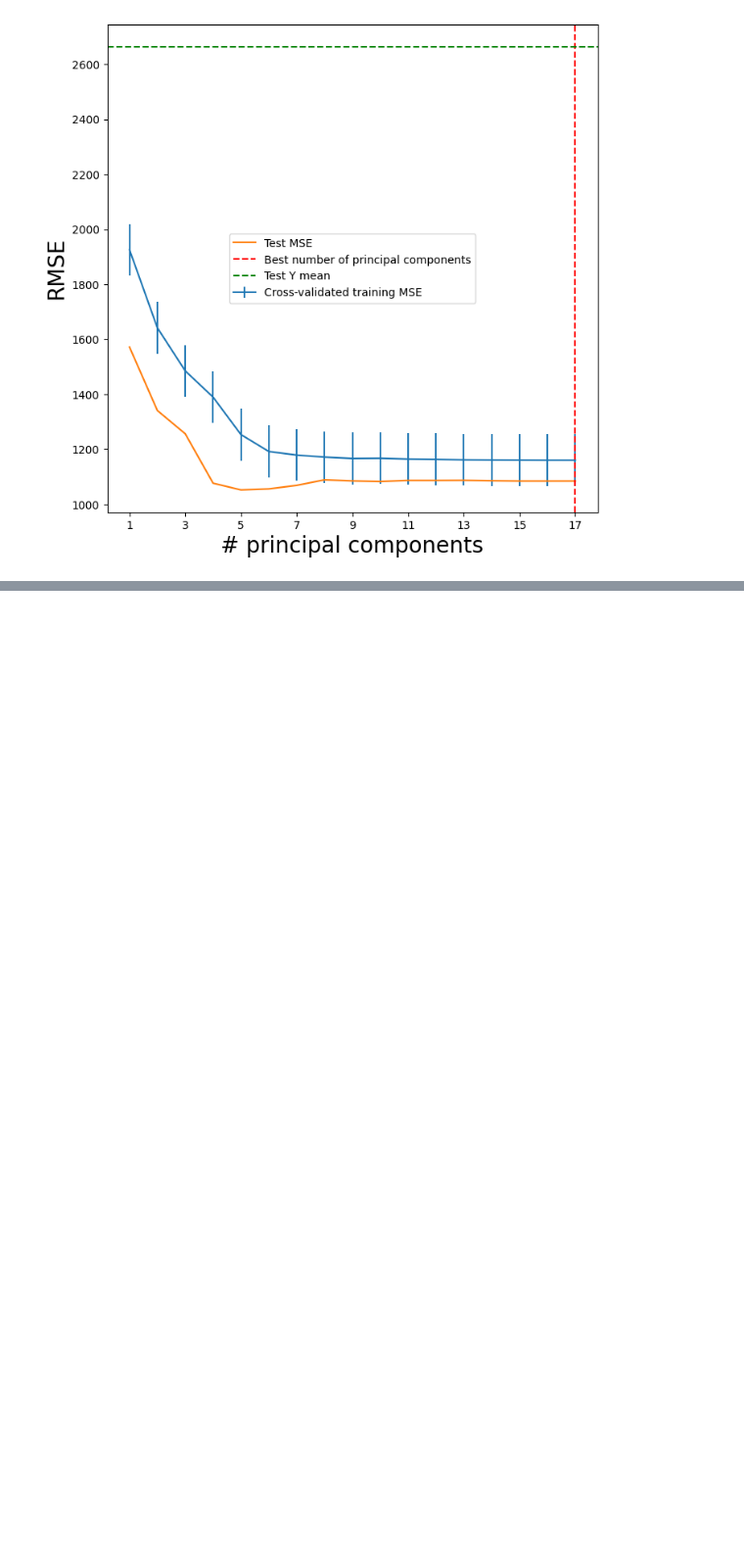
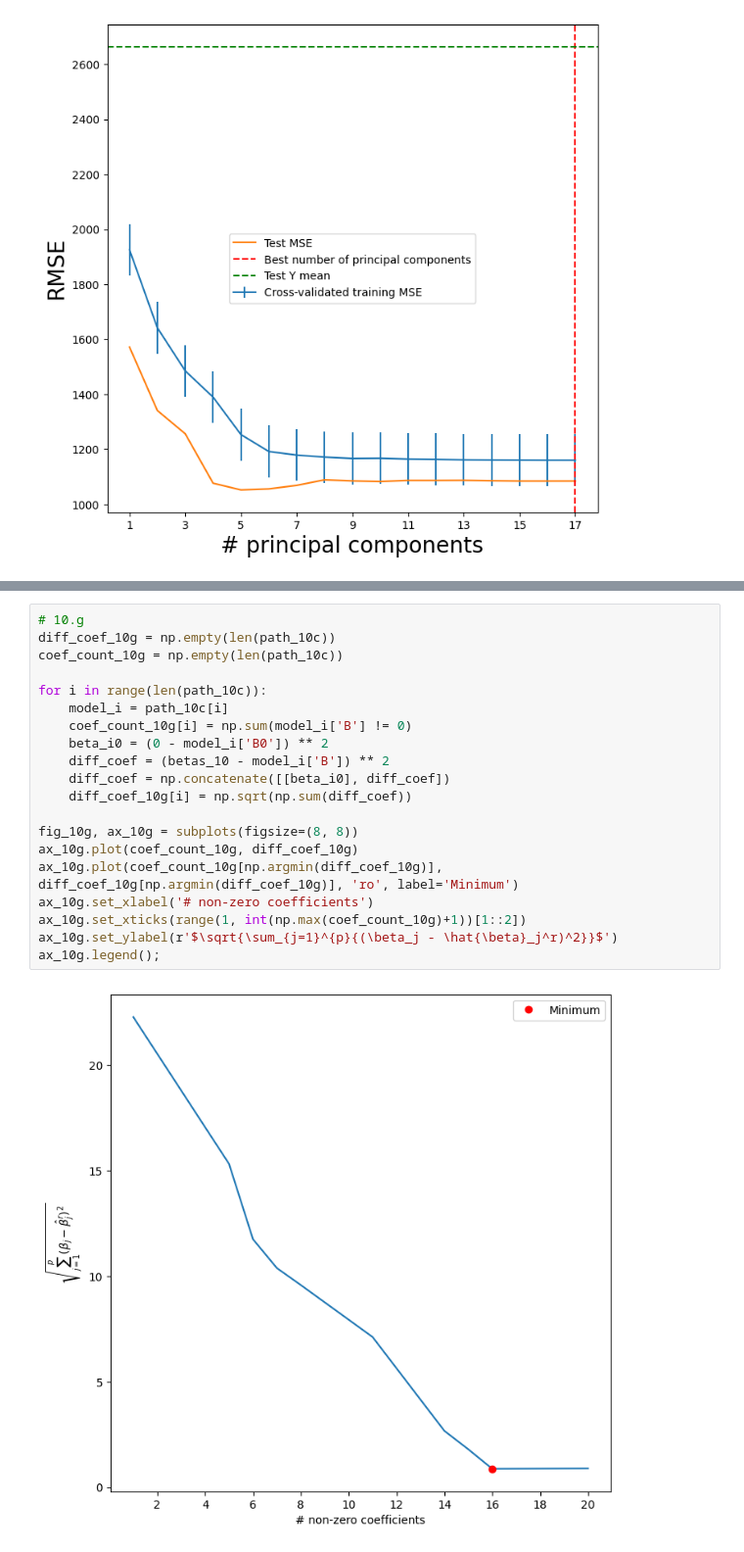
Before and after one commit to nhitran-00/ISL, a Jupyter notebook: chapter_6.ipynb, the cells around one changed output, grey strips where cells are left out. Shown at 98% size. Drawn from its saved outputs; the diff is of its cells as text; blank space fills up the shorter version.

```diff
--- a/chapter_6.ipynb
+++ b/chapter_6.ipynb
@@ -814,0 +930,22 @@ Test RMSE (# components 4) = 1076.6903762569846
+# %%
+# 10.g
+diff_coef_10g = np.empty(len(path_10c))
+coef_count_10g = np.empty(len(path_10c))
+
+for i in range(len(path_10c)):
+    model_i = path_10c[i]
+    coef_count_10g[i] = np.sum(model_i['B'] != 0)
+    beta_i0 = (0 - model_i['B0']) ** 2
+    diff_coef = (betas_10 - model_i['B']) ** 2
+    diff_coef = np.concatenate([[beta_i0], diff_coef])
+    diff_coef_10g[i] = np.sqrt(np.sum(diff_coef))
+
+fig_10g, ax_10g = subplots(figsize=(8, 8))
+ax_10g.plot(coef_count_10g, diff_coef_10g)
+ax_10g.plot(coef_count_10g[np.argmin(diff_coef_10g)], diff_coef_10g[np.argmin(diff_coef_10g)], 'ro', label='Minimum')
+ax_10g.set_xlabel('# non-zero coefficients')
+ax_10g.set_xticks(range(1, int(np.max(coef_count_10g)+1))[1::2])
+ax_10g.set_ylabel(r'$\sqrt{\sum_{j=1}^{p}{(\beta_j - \hat{\beta}_j^r)^2}}$')
+ax_10g.legend();
+# %% [output]
+[figure, added]
```
Also changed, not shown: parts of 7 cells of this notebook.
